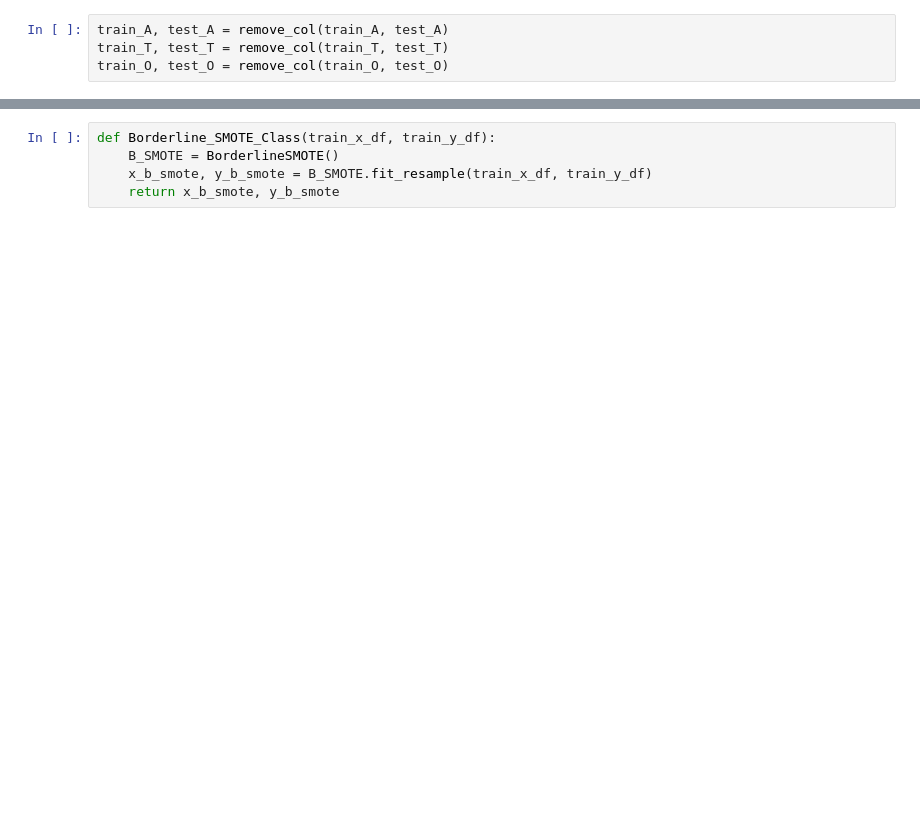
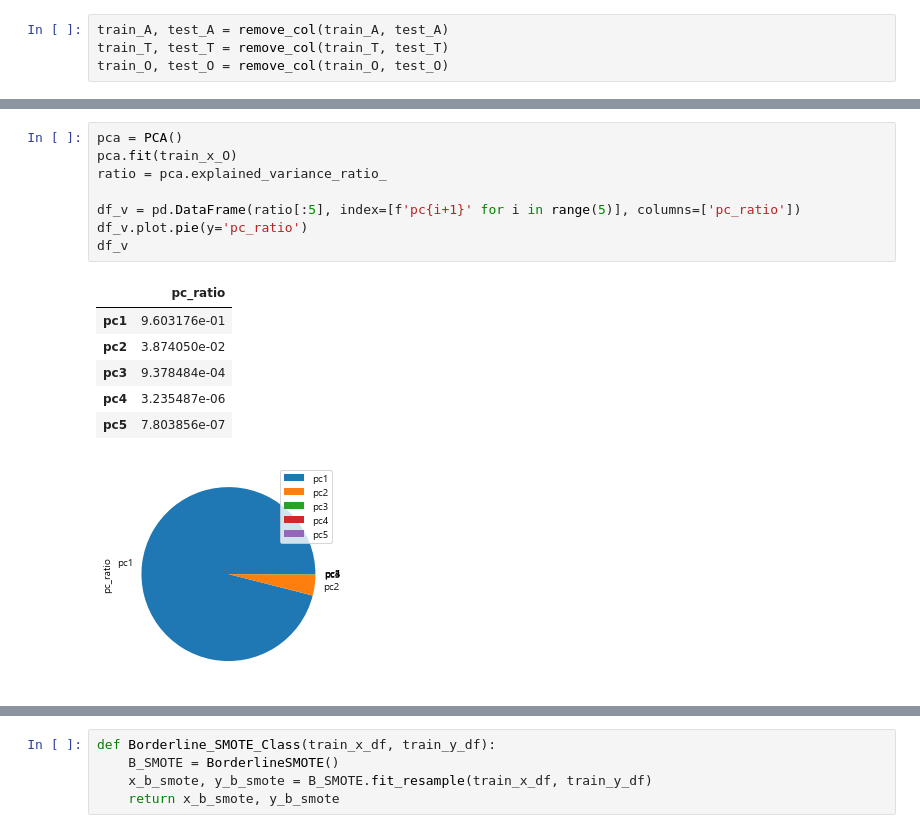
Before and after one commit to Sungjeonghyun/LG_Aimers_2nd, a Jupyter notebook: 정현/catboost_baseline.ipynb, the cells around one changed output, grey strips where cells are left out. Saved outputs shown, nothing was run; the diff lists cells and outputs as text; blank space fills up the shorter version.

```diff
--- a/정현/catboost_baseline.ipynb
+++ b/정현/catboost_baseline.ipynb
@@ -116,0 +233,16 @@ train_x_A.head()
+# %%
+pca = PCA()
+pca.fit(train_x_O)
+ratio = pca.explained_variance_ratio_
+
+df_v = pd.DataFrame(ratio[:5], index=[f'pc{i+1}' for i in range(5)], columns=['pc_ratio'])
+df_v.plot.pie(y='pc_ratio')
+df_v
+# %% [output]
+|  | pc_ratio |
+| pc1 | 9.603176e-01 |
+| pc2 | 3.874050e-02 |
+| pc3 | 9.378484e-04 |
+| pc4 | 3.235487e-06 |
+| pc5 | 7.803856e-07 |
+[figure, added]
```
Also changed, not shown: parts of 35 cells of this notebook, 29 other files.
